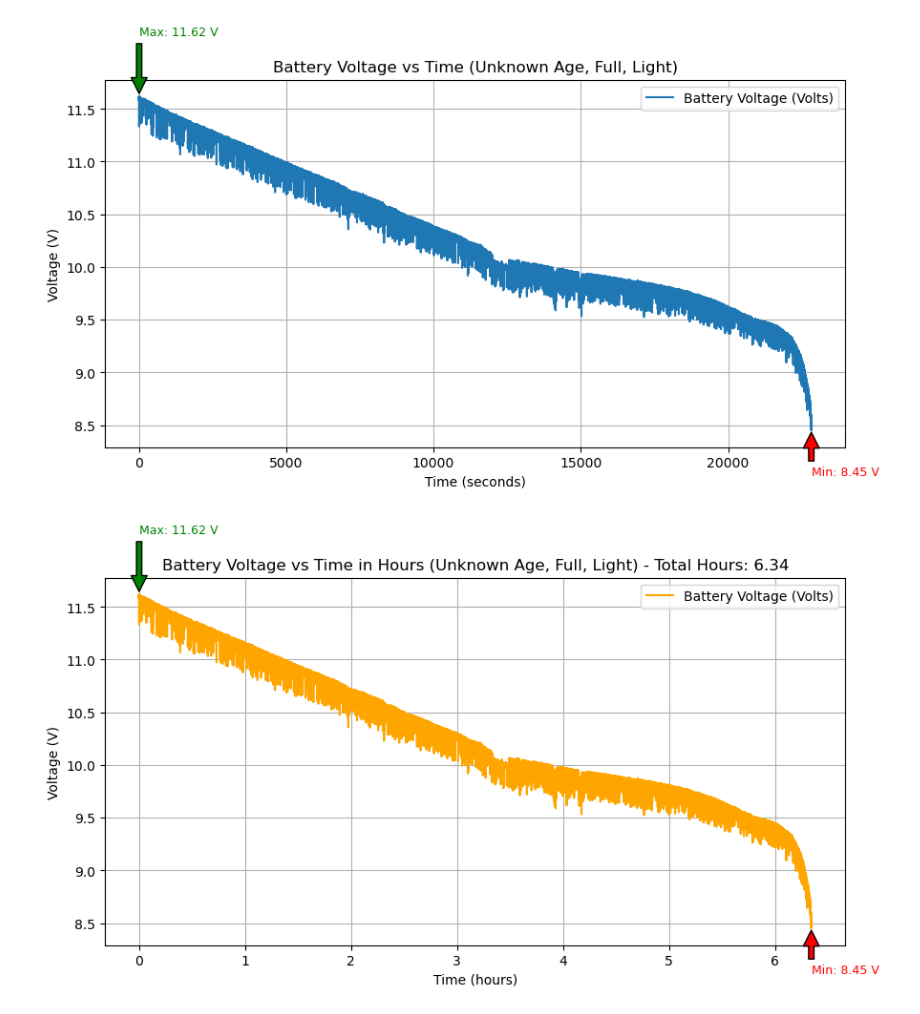
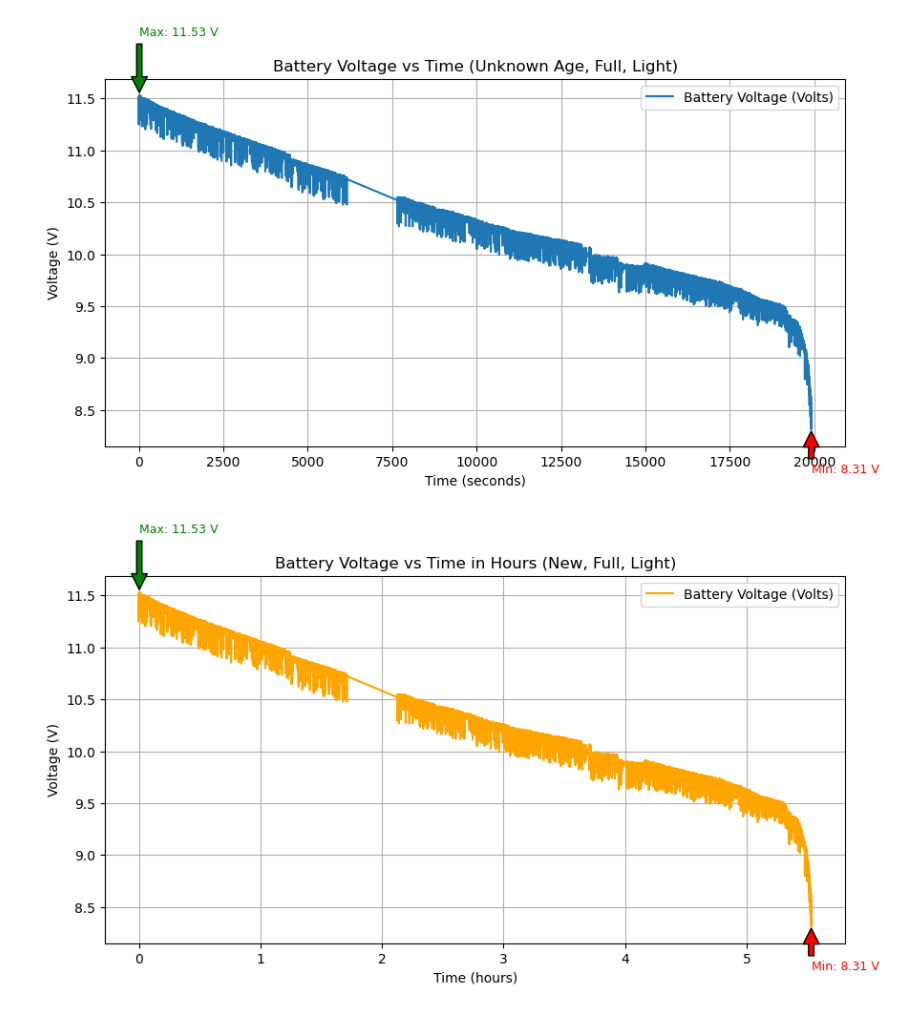
Before and after one commit to sxy-sun/mbot_logger, a Jupyter notebook: battery_log_plot.ipynb, the cells around one changed output. Drawn from its saved outputs; the diff is of its cells as text; code cells hidden in the pictures.

```diff
--- a/battery_log_plot.ipynb
+++ b/battery_log_plot.ipynb
@@ -3,16 +3,22 @@ import pandas as pd
 import matplotlib.pyplot as plt
 
 # Load the CSV data into a DataFrame
-df = pd.read_csv('mbot_battery_log.csv')
+df = pd.read_csv('new_battery_log.csv')
 
 # Adjust utime to start from 0
 df['utime'] = df['utime'] - df['utime'].iloc[0]
 
-# Create a new column for hours
+# Compress time when utime difference >= 100 and voltage difference < 0.1
+for i in range(1, len(df)):
+    time_diff = df.loc[i, 'utime'] - df.loc[i - 1, 'utime']
+    voltage_diff = abs(df.loc[i, 'battery_voltage'] - df.loc[i - 1, 'battery_voltage'])
+
+    if time_diff >= 100 and voltage_diff < 0.1:
+        shift_amount = time_diff - 1  # Compressing the time difference
+        df.loc[i:, 'utime'] -= shift_amount
+
+# Create a new column for hours after adjustment
 df['hours'] = df['utime'] / 3600
-
-# Calculate total hours
-total_hours = df['hours'].iloc[-1]
 
 # Plot the battery voltage vs time in seconds
 plt.figure(figsize=(10, 5))
@@ -21,9 +27,11 @@ plt.plot(df['utime'], df['battery_voltage'], label='Battery Voltage (Volts)')
 # Label the highest and lowest voltage values
 max_voltage = df['battery_voltage'].max()
 min_voltage = df['battery_voltage'].min()
-plt.annotate(f'Max: {max_voltage:.2f} V', xy=(df['utime'][df['battery_voltage'].idxmax()], max_voltage), xytext=(df['utime'][df['battery_voltage'].idxmax()], max_voltage * 1.05),
+plt.annotate(f'Max: {max_voltage:.2f} V', xy=(df['utime'][df['battery_voltage'].idxmax()], max_voltage),
+             xytext=(df['utime'][df['battery_voltage'].idxmax()], max_voltage * 1.05),
              arrowprops=dict(facecolor='green', shrink=0.05), fontsize=9, color='green')
-plt.annotate(f'Min: {min_voltage:.2f} V', xy=(df['utime'][df['battery_voltage'].idxmin()], min_voltage), xytext=(df['utime'][df['battery_voltage'].idxmin()], min_voltage * 0.95),
+plt.annotate(f'Min: {min_voltage:.2f} V', xy=(df['utime'][df['battery_voltage'].idxmin()], min_voltage),
+             xytext=(df['utime'][df['battery_voltage'].idxmin()], min_voltage * 0.95),
              arrowprops=dict(facecolor='red', shrink=0.05), fontsize=9, color='red')
 
 # Label the axes for the first plot
@@ -34,38 +42,40 @@ plt.ylabel('Voltage (V)')
 plt.title('Battery Voltage vs Time (Unknown Age, Full, Light)')
 
 # Add a grid for better readability
 plt.grid(True)
 
 # Show the legend and plot
 plt.legend()
 plt.show()
 
 # Plot the battery voltage vs time in hours
 plt.figure(figsize=(10, 5))
 plt.plot(df['hours'], df['battery_voltage'], label='Battery Voltage (Volts)', color='orange')
 
 # Label the highest and lowest voltage values
-plt.annotate(f'Max: {max_voltage:.2f} V', xy=(df['hours'][df['battery_voltage'].idxmax()], max_voltage), xytext=(df['hours'][df['battery_voltage'].idxmax()], max_voltage * 1.05),
+plt.annotate(f'Max: {max_voltage:.2f} V', xy=(df['hours'][df['battery_voltage'].idxmax()], max_voltage),
+             xytext=(df['hours'][df['battery_voltage'].idxmax()], max_voltage * 1.05),
              arrowprops=dict(facecolor='green', shrink=0.05), fontsize=9, color='green')
-plt.annotate(f'Min: {min_voltage:.2f} V', xy=(df['hours'][df['battery_voltage'].idxmin()], min_voltage), xytext=(df['hours'][df['battery_voltage'].idxmin()], min_voltage * 0.95),
+plt.annotate(f'Min: {min_voltage:.2f} V', xy=(df['hours'][df['battery_voltage'].idxmin()], min_voltage),
+             xytext=(df['hours'][df['battery_voltage'].idxmin()], min_voltage * 0.95),
              arrowprops=dict(facecolor='red', shrink=0.05), fontsize=9, color='red')
 
 # Label the axes for the second plot
 plt.xlabel('Time (hours)')
 plt.ylabel('Voltage (V)')
 
 # Add a title for the second plot
-plt.title(f'Battery Voltage vs Time in Hours (Unknown Age, Full, Light) - Total Hours: {total_hours:.2f}')
+plt.title('Battery Voltage vs Time in Hours (New, Full, Light)')
 
 # Add a grid for better readability
 plt.grid(True)
 
 # Show the legend and plot
 plt.legend()
 plt.show()
 # %% [output]
-[figure, old version]
+[figure, new version]
-[figure, old version]
+[figure, new version]
 # %%
 import pandas as pd
 import matplotlib.pyplot as plt
```
Also changed, not shown: parts of 1 cell of this notebook, 5 other files.
